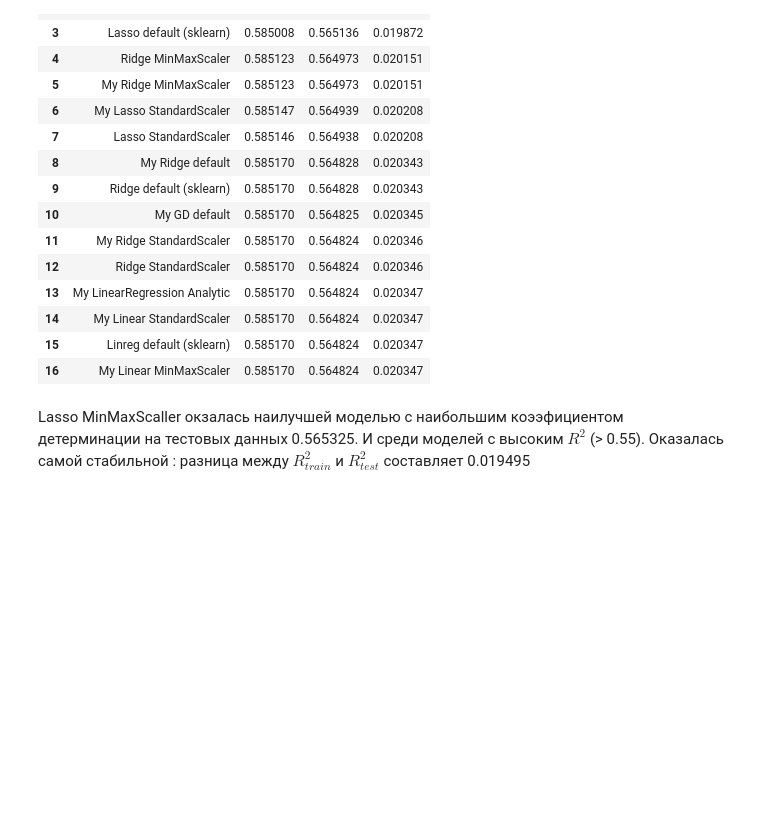
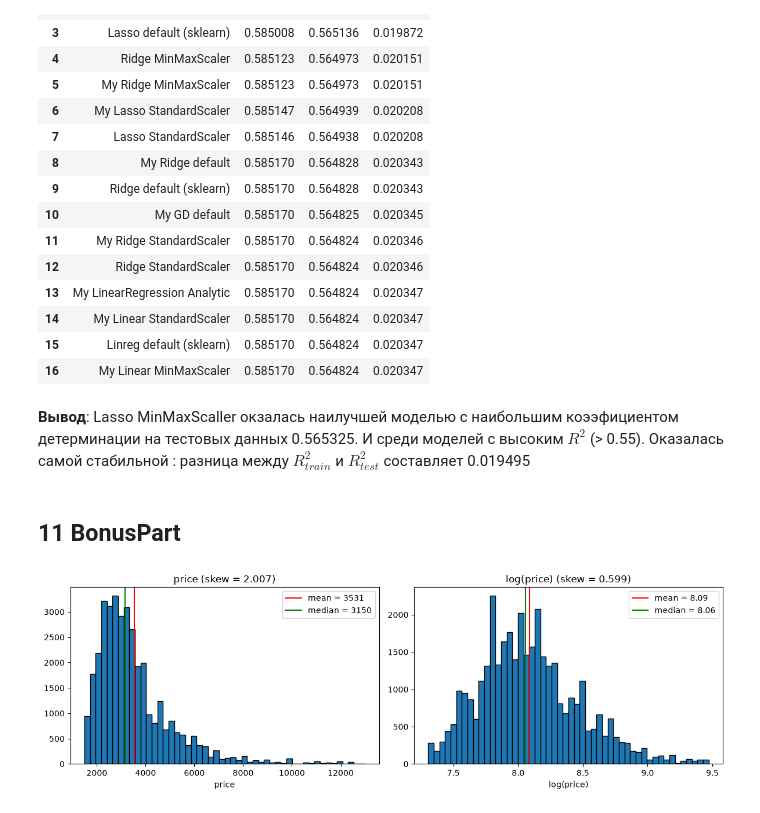
Before and after one commit to DenisKuz32/LR_SGD, a Jupyter notebook: src/decision.ipynb, the cells around one changed output. Cells and saved outputs as stored; diff of their text form; code cells hidden in the pictures; blank space fills up the shorter version.

Commit message:
An attempt to do bonus part

```diff
--- a/src/decision.ipynb
+++ b/src/decision.ipynb
@@ -1111,4 +1111,30 @@ display(good.sort_values('gap').rename_axis('model').reset_index())
 | 15 | Linreg default (sklearn) | 0.585170 | 0.564824 | 0.020347 |
 | 16 | My Linear MinMaxScaler | 0.585170 | 0.564824 | 0.020347 |
 # %% [markdown]
-Lasso MinMaxScaller окзалась наилучшей моделью с наибольшим коээфициентом детерминации на тестовых данных 0.565325. И среди моделей с высоким $R^{2}$ (> 0.55). Оказалась самой стабильной : разница между $R^{2}_{train}$ и $R^{2}_{test}$ составляет 0.019495
+**Вывод**: Lasso MinMaxScaller окзалась наилучшей моделью с наибольшим коээфициентом детерминации на тестовых данных 0.565325. И среди моделей с высоким $R^{2}$ (> 0.55). Оказалась самой стабильной : разница между $R^{2}_{train}$ и $R^{2}_{test}$ составляет 0.019495
+# %% [markdown]
+## 11 BonusPart
+# %%
+import matplotlib.pyplot as plt
+
+fig, axes = plt.subplots(1, 2, figsize=(12, 4))
+
+axes[0].hist(y_train, bins=50, edgecolor='black')
+axes[0].axvline(y_train.mean(), color='red', label=f'mean = {y_train.mean():.0f}')
+axes[0].axvline(np.median(y_train), color='green', label=f'median = {np.median(y_train):.0f}')
+axes[0].set_title(f'price (skew = {pd.Series(y_train).skew():.3f})')
+axes[0].set_xlabel('price')
+axes[0].legend()
+
+log_y = np.log(y_train)
+axes[1].hist(log_y, bins=50, edgecolor='black')
+axes[1].axvline(log_y.mean(), color='red', label=f'mean = {log_y.mean():.2f}')
+axes[1].axvline(np.median(log_y), color='green', label=f'median = {np.median(log_y):.2f}')
+axes[1].set_title(f'log(price) (skew = {pd.Series(log_y).skew():.3f})')
+axes[1].set_xlabel('log(price)')
+axes[1].legend()
+
+plt.tight_layout()
+plt.show()
+# %% [output]
+[figure, added]
```
Also changed, not shown: parts of 5 cells of this notebook.
